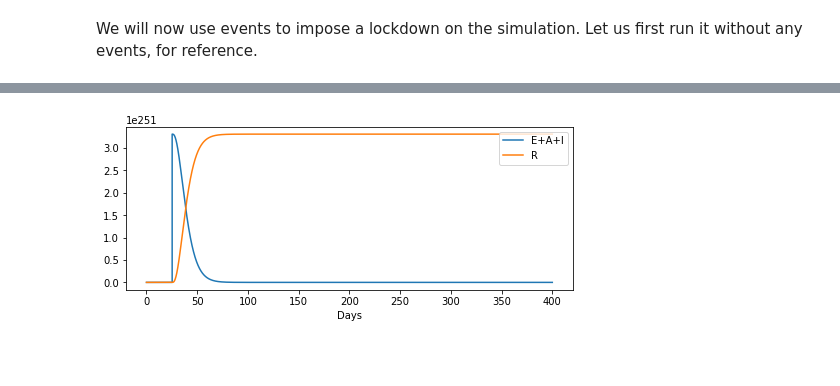
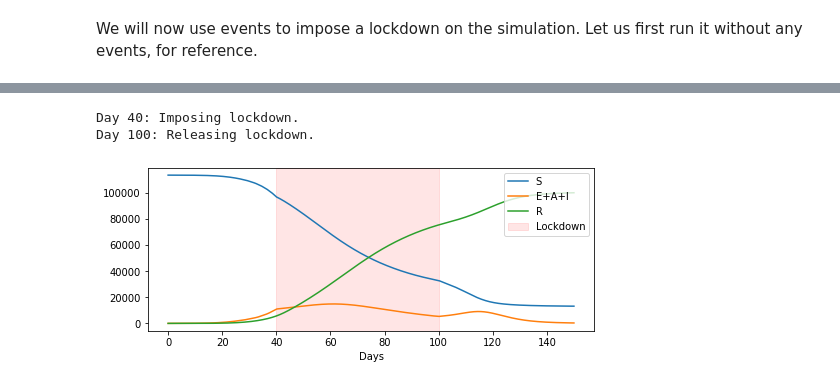
Before and after one commit to lukastk/PyRossGeo, a Jupyter notebook: examples/tutorial3-interventions/tutorial3-interventions.ipynb, the cells around one changed output, grey strips where cells are left out. Saved outputs shown, nothing was run; the diff lists cells and outputs as text; code cells hidden in the pictures; blank space fills up the shorter version.

```diff
--- a/examples/tutorial3-interventions/tutorial3-interventions.ipynb
+++ b/examples/tutorial3-interventions/tutorial3-interventions.ipynb
@@ -165,0 +146,21 @@ plt.show()
+# %%
+lockdown_day = 40
+release_day = 100
+lockdown_and_release_times = [ lockdown_day*(24*60), release_day*(24*60) ]
+
+old_C_home = None
+
+def lockdown_and_release(sim, step_i, t, dt, X_state, dX_state, X_state_saved, ts_saved, save_i):
+    global old_C_home
+
+    if not sim.is_commuting_stopped():
+        print("Day %s: Imposing lockdown." % int(t / (24*60)))
+        cmat = sim.get_contact_matrix('C_home')
+        old_C_home = np.array(cmat)
+        cmat[:] = cmat/2
+        sim.stop_commuting(True)
+    else:
+        print("Day %s: Releasing lockdown." % int(t / (24*60)))
+        cmat = sim.get_contact_matrix('C_home')
+        cmat[:] = old_C_home
+        sim.stop_commuting(False)
@@ -166,21 +177,46 @@ plt.show()
+# %%
+ts, dts = pyrossgeo.utils.get_dt_schedule([
+    (0,  2*60),
+    (7*60,  1),
+    (9*60, 2*60),
+    (17*60, 1),
+    (19*60, 2*60)
+], end_time=24*60)
+
+t_start = 0
+t_end = 24*60*150 # Run for 400 days
+
+sim = pyrossgeo.Simulation()
+X_state = sim.initialize(sim_config_path='SEAIR_network')
+
+sim_data_lockdown = sim.simulate(X_state, t_start, t_end, dts, steps_per_save=1,
+                       event_times=lockdown_and_release_times, event_function=lockdown_and_release)
+# %% [output]
+Day 40: Imposing lockdown.
+Day 100: Releasing lockdown.
 # %%
 # Plot the evolution of the network as a whole
+
+network_data = pyrossgeo.utils.extract_network_data(sim_data_lockdown)
+ts_saved = pyrossgeo.utils.extract_ts(sim_data_lockdown)
 
 plt.figure( figsize=(8,3) )
 ts_days = ts_saved / (24*60)
 
 S = np.sum(network_data[:,:,0], axis=1) # Sum over all age-groups
 E = np.sum(network_data[:,:,1], axis=1)
 A = np.sum(network_data[:,:,2], axis=1)
 I = np.sum(network_data[:,:,3], axis=1)
 R = np.sum(network_data[:,:,4], axis=1)
 
-#plt.plot(ts_days, S, label="S")
+plt.plot(ts_days, S, label="S")
 plt.plot(ts_days, E+A+I, label="E+A+I")
 plt.plot(ts_days, R, label="R")
+
+plt.axvspan(lockdown_day, release_day, color='red', alpha=0.1, label='Lockdown')
 
 plt.legend(loc='upper right', fontsize=10)
 plt.xlabel('Days')
 plt.show()
 # %% [output]
-[figure, old version]
+[figure, new version]
```
Also changed, not shown: parts of 12 cells of this notebook, 9 other files.
